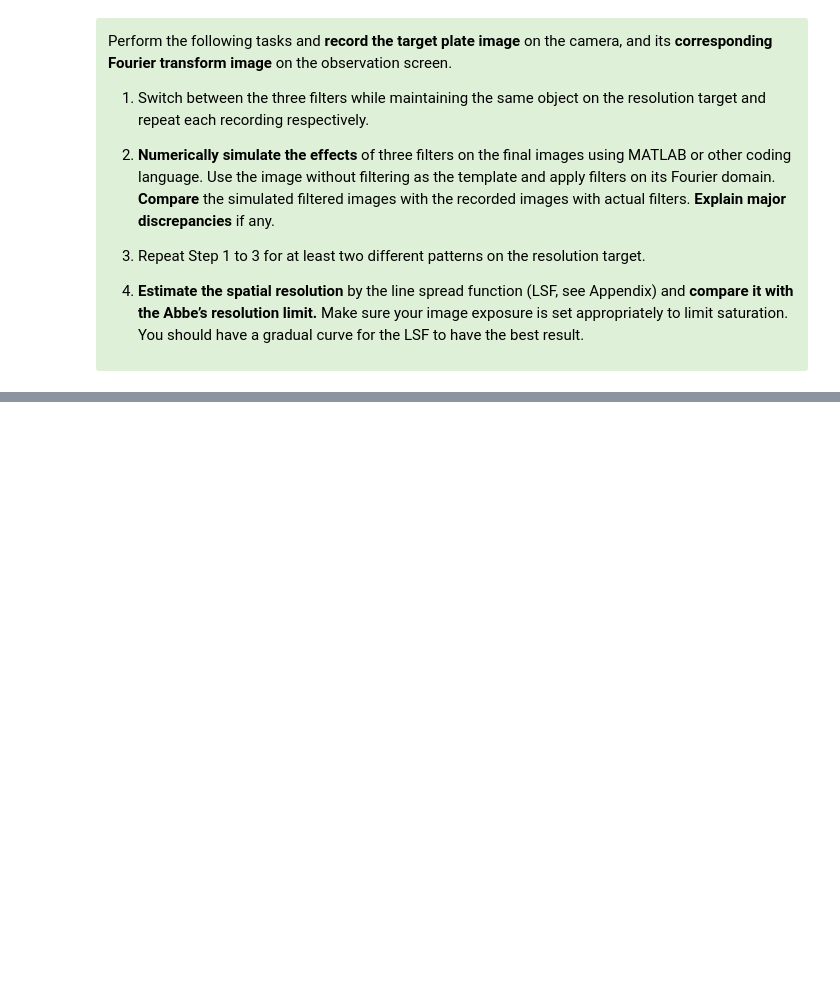
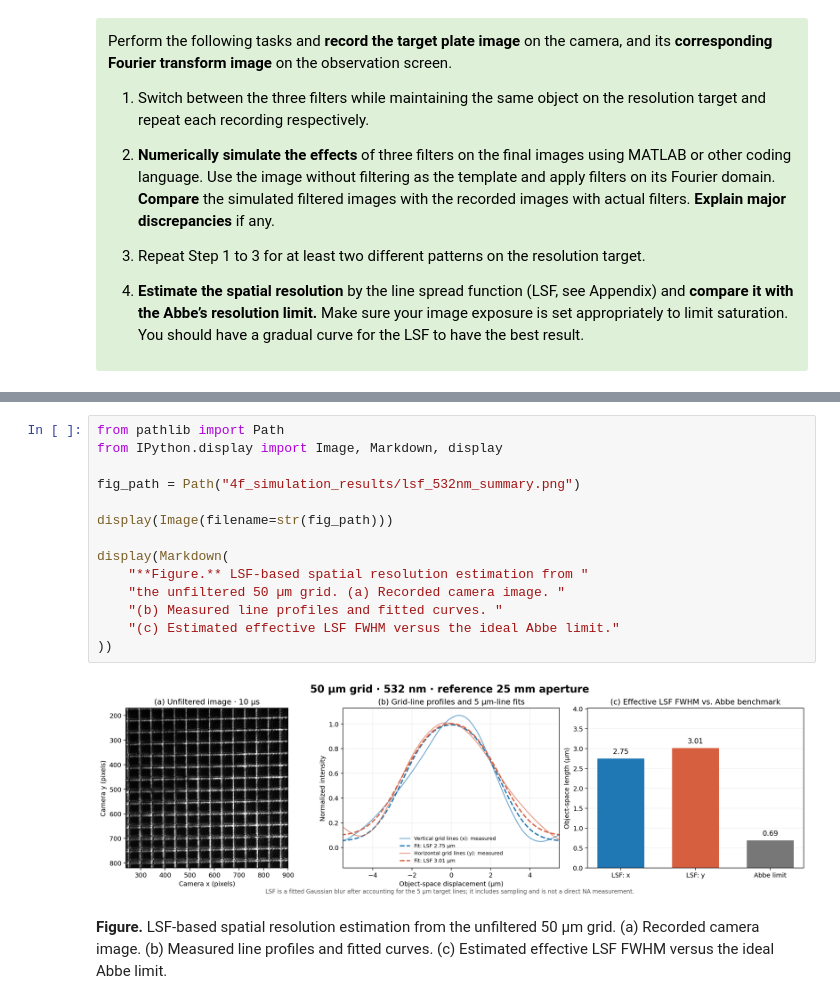
Before and after one commit to hyunseolee43/modern_optics, a Jupyter notebook: Lab 2/Lab2 Microscopy 2026.ipynb, the cells around one changed output, grey strips where cells are left out. Cells and saved outputs as stored; diff of their text form; blank space fills up the shorter version.

```diff
--- a/Lab 2/Lab2 Microscopy 2026.ipynb
+++ b/Lab 2/Lab2 Microscopy 2026.ipynb
@@ -257,0 +274,17 @@ Perform the following tasks and <b>record the target plate image</b> on the came
+# %%
+from pathlib import Path
+from IPython.display import Image, Markdown, display
+
+fig_path = Path("4f_simulation_results/lsf_532nm_summary.png")
+
+display(Image(filename=str(fig_path)))
+
+display(Markdown(
+    "**Figure.** LSF-based spatial resolution estimation from "
+    "the unfiltered 50 µm grid. (a) Recorded camera image. "
+    "(b) Measured line profiles and fitted curves. "
+    "(c) Estimated effective LSF FWHM versus the ideal Abbe limit."
+))
+# %% [output]
+[figure, added]
+**Figure.** LSF-based spatial resolution estimation from the unfiltered 50 µm grid. (a) Recorded camera image. (b) Measured line profiles and fitted curves. (c) Estimated effective LSF FWHM versus the ideal Abbe limit.
```
Also changed, not shown: parts of 4 cells of this notebook, 12 other files.
